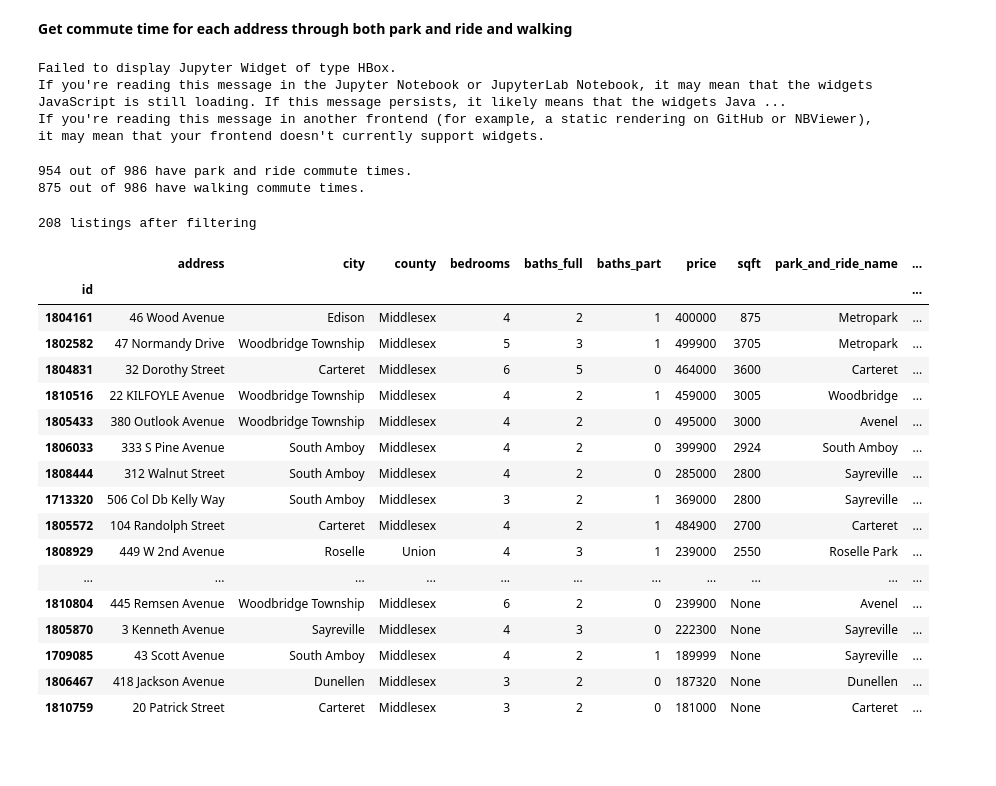
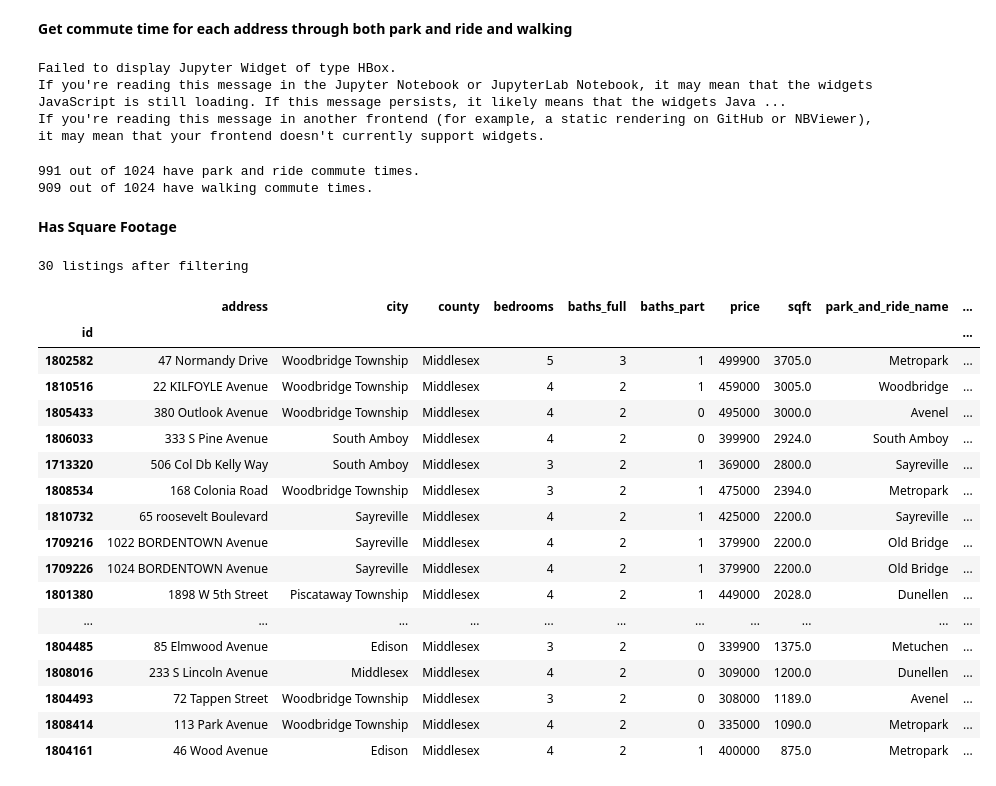
Before and after one commit to AlJohri/nj-house-search, a Jupyter notebook: cjmls.ipynb, the cells around one changed output. Drawn from its saved outputs; the diff is of its cells as text; code cells hidden in the pictures; blank space fills up the shorter version.

```diff
--- a/cjmls.ipynb
+++ b/cjmls.ipynb
@@ -21,7 +21,7 @@ def preview_cjmls_df(mydf, save=False):
                'park_and_ride_bus_name', 'park_and_ride_bus_distance',
                'barnabas_duration_text',]
     if save:
-        mydf[columns].to_csv('njmls.csv')
+        mydf[columns].to_csv('cjmls.csv')
     display(HTML(
         """<style>.dataframe td {white-space: nowrap;}</style>""" +
         mydf[columns].to_html(
@@ -34,12 +31,0 @@ def preview_cjmls_df(mydf, save=False):
-# %%
-ONE_HOUR = 3600
-TEN_MINUTES = ONE_HOUR/6
-HALF_HOUR = ONE_HOUR / 2
-ONE_HOUR_TEN_MINUTES = ONE_HOUR + TEN_MINUTES
-ONE_HOUR_THIRTY_MINUTES = ONE_HOUR + HALF_HOUR
-ONE_HOUR_FORTY_MINUTES = ONE_HOUR + HALF_HOUR + TEN_MINUTES
-
-blacklist_cities = [
-    'Paterson', 'East Orange', 'City of Orange', 'Belleville', 'Elizabeth',
-    'Jefferson', 'Passaic', 'Newark', 'East Newark', 'Linden', 'Nutley',
-    'Garfield', 'Hillside', 'Little Ferry']
@@ -48,6 +37,6 @@ blacklist_cities = [
 # %%
 from cjmls import get_listings
 
-listings = [listing for meta, listing in get_listings(min_beds=3, min_baths=2, max_price=500000)]
+listings = [listing for meta, listing in get_listings(min_beds=MIN_BEDS, min_baths=MIN_BATHS, max_price=MAX_PRICE)]
 print(f"Downloaded {len(listings)} listings from CJMLS.")
 # %% [output]
@@ -110,37 +99,41 @@ print(sum(1 for listing in listings if listing.get('nyc_duration')),
 Failed to display Jupyter Widget of type HBox.
 If you're reading this message in the Jupyter Notebook or JupyterLab Notebook, it may mean that the widgets JavaScript is still loading. If this message persists, it likely means that the widgets Java ...
 If you're reading this message in another frontend (for example, a static rendering on GitHub or NBViewer), it may mean that your frontend doesn't currently support widgets.
-954 out of 986 have park and ride commute times.
-875 out of 986 have walking commute times.
+991 out of 1024 have park and ride commute times.
+909 out of 1024 have walking commute times.
+# %% [markdown]
+**Has Square Footage**
 # %%
 df = pd.DataFrame(listings)
 df.set_index('id', inplace=True)
 df = df[
     (~df.city.isin(blacklist_cities)) &
     (df.barnabas_duration < HALF_HOUR + TEN_MINUTES) &
     (df.park_and_ride_duration1 < TEN_MINUTES) &
-    (df.park_and_ride_duration < ONE_HOUR_TEN_MINUTES)
+    (df.park_and_ride_duration < ONE_HOUR + TEN_MINUTES) &
+    (df.price > 300000) &
+    (df.sqft.notnull())
 ]
 df = df.sort_values(by=['sqft',], ascending=[False])
 print(len(df), "listings after filtering")
 preview_cjmls_df(df)
 # %% [output]
-208 listings after filtering
+30 listings after filtering
 |  | address | city | county | bedrooms | baths_full | baths_part | price | sqft | park_and_ride_name | ... |
 | id |  |  |  |  |  |  |  |  |  | ... |
-| 1804161 | 46 Wood Avenue | Edison | Middlesex | 4 | 2 | 1 | 400000 | 875 | Metropark | ... |
-| 1802582 | 47 Normandy Drive | Woodbridge Township | Middlesex | 5 | 3 | 1 | 499900 | 3705 | Metropark | ... |
-| 1804831 | 32 Dorothy Street | Carteret | Middlesex | 6 | 5 | 0 | 464000 | 3600 | Carteret | ... |
-| 1810516 | 22 KILFOYLE Avenue | Woodbridge Township | Middlesex | 4 | 2 | 1 | 459000 | 3005 | Woodbridge | ... |
-| 1805433 | 380 Outlook Avenue | Woodbridge Township | Middlesex | 4 | 2 | 0 | 495000 | 3000 | Avenel | ... |
-| 1806033 | 333 S Pine Avenue | South Amboy | Middlesex | 4 | 2 | 0 | 399900 | 2924 | South Amboy | ... |
-| 1808444 | 312 Walnut Street | South Amboy | Middlesex | 4 | 2 | 0 | 285000 | 2800 | Sayreville | ... |
-| 1713320 | 506 Col Db Kelly Way | South Amboy | Middlesex | 3 | 2 | 1 | 369000 | 2800 | Sayreville | ... |
-| 1805572 | 104 Randolph Street | Carteret | Middlesex | 4 | 2 | 1 | 484900 | 2700 | Carteret | ... |
-| 1808929 | 449 W 2nd Avenue | Roselle | Union | 4 | 3 | 1 | 239000 | 2550 | Roselle Park | ... |
+| 1802582 | 47 Normandy Drive | Woodbridge Township | Middlesex | 5 | 3 | 1 | 499900 | 3705.0 | Metropark | ... |
+| 1810516 | 22 KILFOYLE Avenue | Woodbridge Township | Middlesex | 4 | 2 | 1 | 459000 | 3005.0 | Woodbridge | ... |
+| 1805433 | 380 Outlook Avenue | Woodbridge Township | Middlesex | 4 | 2 | 0 | 495000 | 3000.0 | Avenel | ... |
+| 1806033 | 333 S Pine Avenue | South Amboy | Middlesex | 4 | 2 | 0 | 399900 | 2924.0 | South Amboy | ... |
+| 1713320 | 506 Col Db Kelly Way | South Amboy | Middlesex | 3 | 2 | 1 | 369000 | 2800.0 | Sayreville | ... |
+| 1808534 | 168 Colonia Road | Woodbridge Township | Middlesex | 3 | 2 | 1 | 475000 | 2394.0 | Metropark | ... |
+| 1810732 | 65 roosevelt Boulevard | Sayreville | Middlesex | 4 | 2 | 1 | 425000 | 2200.0 | Sayreville | ... |
+| 1709216 | 1022 BORDENTOWN Avenue | Sayreville | Middlesex | 4 | 2 | 1 | 379900 | 2200.0 | Old Bridge | ... |
+| 1709226 | 1024 BORDENTOWN Avenue | Sayreville | Middlesex | 4 | 2 | 1 | 379900 | 2200.0 | Old Bridge | ... |
+| 1801380 | 1898 W 5th Street | Piscataway Township | Middlesex | 4 | 2 | 1 | 449000 | 2028.0 | Dunellen | ... |
 | ... | ... | ... | ... | ... | ... | ... | ... | ... | ... | ... |
-| 1810804 | 445 Remsen Avenue | Woodbridge Township | Middlesex | 6 | 2 | 0 | 239900 | None | Avenel | ... |
-| 1805870 | 3 Kenneth Avenue | Sayreville | Middlesex | 4 | 3 | 0 | 222300 | None | Sayreville | ... |
-| 1709085 | 43 Scott Avenue | South Amboy | Middlesex | 4 | 2 | 1 | 189999 | None | Sayreville | ... |
-| 1806467 | 418 Jackson Avenue | Dunellen | Middlesex | 3 | 2 | 0 | 187320 | None | Dunellen | ... |
-| 1810759 | 20 Patrick Street | Carteret | Middlesex | 3 | 2 | 0 | 181000 | None | Carteret | ... |
+| 1804485 | 85 Elmwood Avenue | Edison | Middlesex | 3 | 2 | 0 | 339900 | 1375.0 | Metuchen | ... |
+| 1808016 | 233 S Lincoln Avenue | Middlesex | Middlesex | 4 | 2 | 0 | 309000 | 1200.0 | Dunellen | ... |
+| 1804493 | 72 Tappen Street | Woodbridge Township | Middlesex | 3 | 2 | 0 | 308000 | 1189.0 | Avenel | ... |
+| 1808414 | 113 Park Avenue | Woodbridge Township | Middlesex | 4 | 2 | 0 | 335000 | 1090.0 | Metropark | ... |
+| 1804161 | 46 Wood Avenue | Edison | Middlesex | 4 | 2 | 1 | 400000 | 875.0 | Metropark | ... |
```
Also changed, not shown: parts of 6 cells of this notebook, 7 other files.
